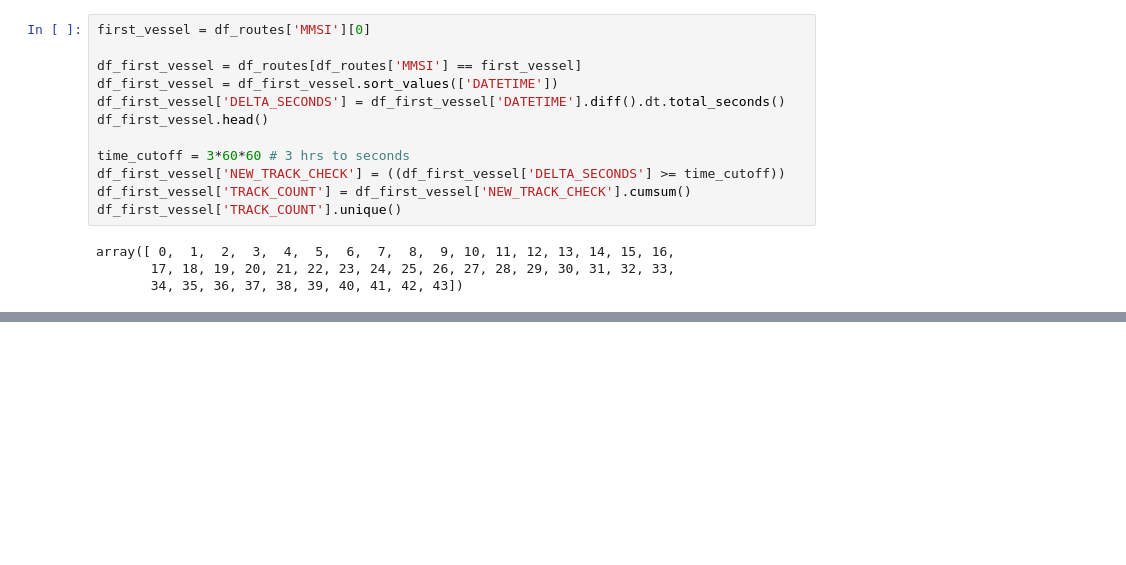
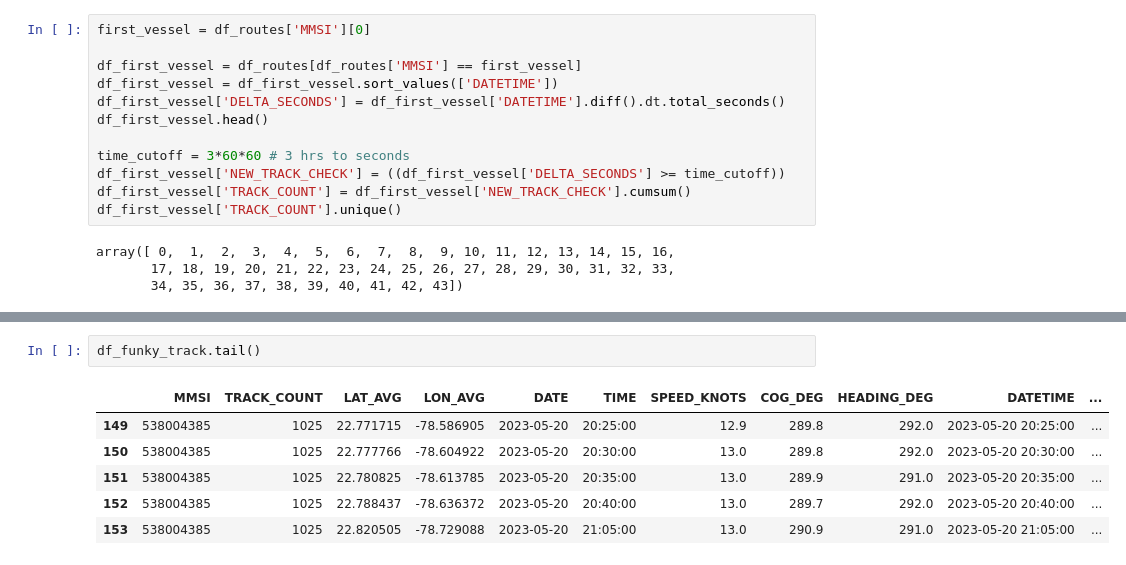
Before and after one commit to JSCshir/Vessel-Traj-Capstone, a Jupyter notebook: obc_tanker_cargo_routes.ipynb, the cells around one changed output, grey strips where cells are left out. Drawn from its saved outputs; the diff is of its cells as text; blank space fills up the shorter version.

```diff
--- a/obc_tanker_cargo_routes.ipynb
+++ b/obc_tanker_cargo_routes.ipynb
@@ -550,0 +753,9 @@ print(len(kept_tracks), kept_tracks[:10])
+# %%
+df_funky_track.tail()
+# %% [output]
+|  | MMSI | TRACK_COUNT | LAT_AVG | LON_AVG | DATE | TIME | SPEED_KNOTS | COG_DEG | HEADING_DEG | DATETIME | ... |
+| 149 | 538004385 | 1025 | 22.771715 | -78.586905 | 2023-05-20 | 20:25:00 | 12.9 | 289.8 | 292.0 | 2023-05-20 20:25:00 | ... |
+| 150 | 538004385 | 1025 | 22.777766 | -78.604922 | 2023-05-20 | 20:30:00 | 13.0 | 289.8 | 292.0 | 2023-05-20 20:30:00 | ... |
+| 151 | 538004385 | 1025 | 22.780825 | -78.613785 | 2023-05-20 | 20:35:00 | 13.0 | 289.9 | 291.0 | 2023-05-20 20:35:00 | ... |
+| 152 | 538004385 | 1025 | 22.788437 | -78.636372 | 2023-05-20 | 20:40:00 | 13.0 | 289.7 | 292.0 | 2023-05-20 20:40:00 | ... |
+| 153 | 538004385 | 1025 | 22.820505 | -78.729088 | 2023-05-20 | 21:05:00 | 13.0 | 290.9 | 291.0 | 2023-05-20 21:05:00 | ... |
```
Also changed, not shown: parts of 17 cells of this notebook, 1 other file.
